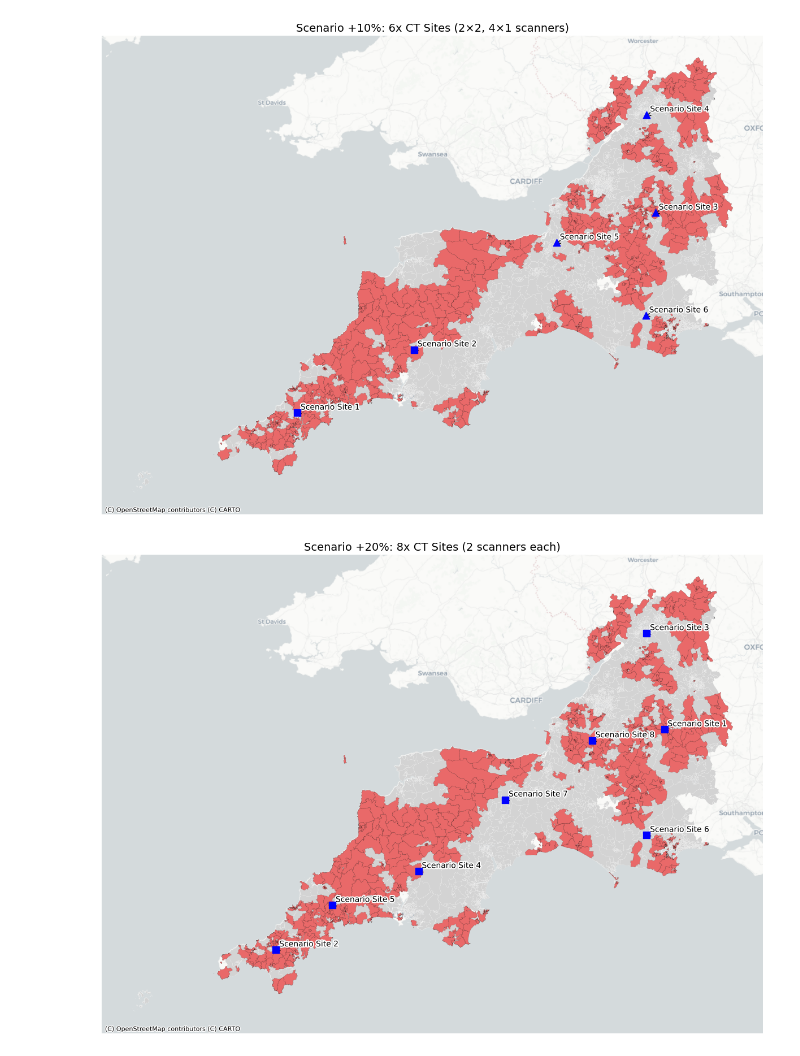
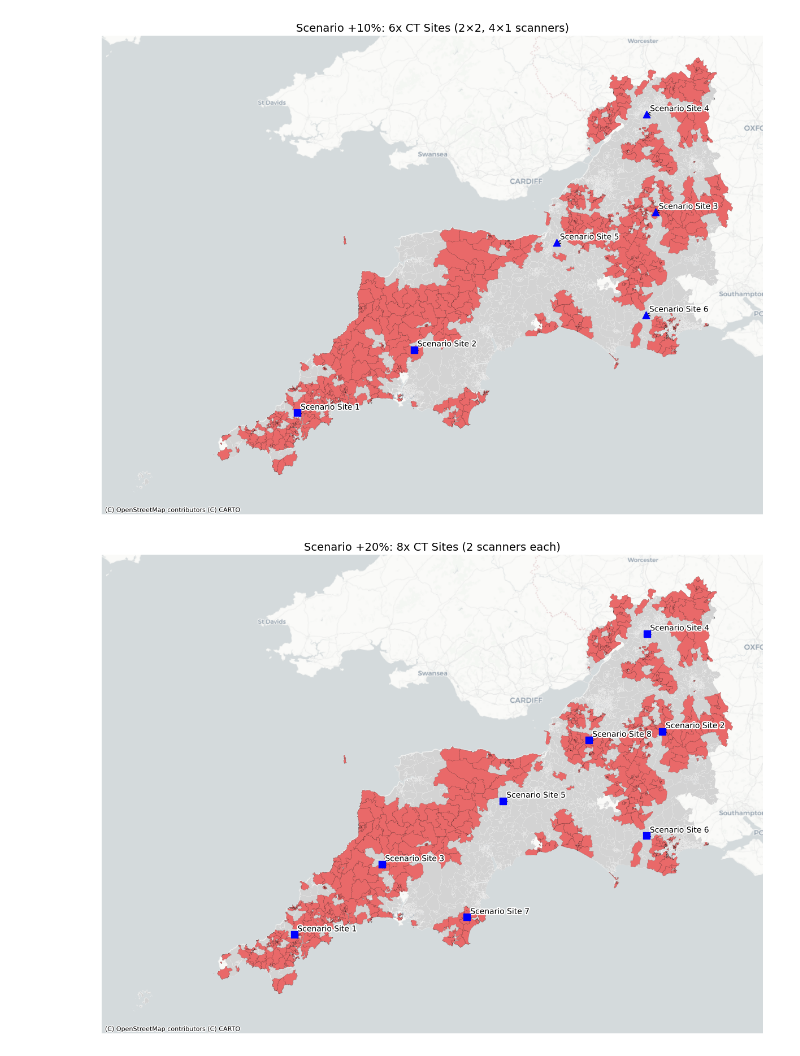
Before and after one commit to RossTylr/diagnostic-modality-demand, a Jupyter notebook: notebooks/05a2_Enhanced_3-Step_Floating_Catchment_Area_Scenario_Modelling.ipynb, the cells around one changed output. Cells and saved outputs as stored; diff of their text form; code cells hidden in the pictures.

```diff
--- a/notebooks/05a2_Enhanced_3-Step_Floating_Catchment_Area_Scenario_Modelling.ipynb
+++ b/notebooks/05a2_Enhanced_3-Step_Floating_Catchment_Area_Scenario_Modelling.ipynb
@@ -330,22 +450,24 @@ def generate_clustered_scenario_sites(gdf_priority, scenario_configs,
 import matplotlib.pyplot as plt
 import matplotlib.patheffects as path_effects
 
-# Ensure centroid, x, y columns exist
-if "x" not in gdf_priority.columns or "y" not in gdf_priority.columns:
-    gdf_priority["centroid"] = gdf_priority.geometry.centroid
-    gdf_priority["x"] = gdf_priority["centroid"].x
-    gdf_priority["y"] = gdf_priority["centroid"].y
+# Reproject priority LSOAs to EPSG:3857 before clustering
+gdf_priority_proj = gdf_priority.to_crs(epsg=3857).copy()
+
+# Ensure centroid, x, y columns exist in projected space
+if "x" not in gdf_priority_proj.columns or "y" not in gdf_priority_proj.columns:
+    gdf_priority_proj["centroid"] = gdf_priority_proj.geometry.centroid
+    gdf_priority_proj["x"] = gdf_priority_proj["centroid"].x
+    gdf_priority_proj["y"] = gdf_priority_proj["centroid"].y
 
 # Define scenario configuration
 config_5 = {"+5%": {"n_clusters": 4, "scanner_allocation": [1, 1, 1, 1]}}
 
-# Generate proposed site locations
-sites_5pct = generate_clustered_scenario_sites(gdf_priority, config_5)["+5%"]
-sites_5pct = sites_5pct.to_crs(epsg=3857)
+# Generate proposed site locations using projected centroids
+sites_5pct = generate_clustered_scenario_sites(gdf_priority_proj, config_5)["+5%"]
 
-# Reproject base and priority LSOAs
+# Reproject base and priority LSOAs to EPSG:3857 for plotting
 gdf_base = gdf_lsoa.to_crs(epsg=3857)
-gdf_priority_plot = gdf_priority.to_crs(epsg=3857)
+gdf_priority_plot = gdf_priority_proj  # already projected
 
 # Plot
 fig, ax = plt.subplots(figsize=(12, 10))
@@ -424,41 +555,50 @@ plt.show()
 import matplotlib.pyplot as plt
 import matplotlib.patheffects as path_effects
 
-# Define scenario config
+# Reproject priority LSOAs to EPSG:3857 before clustering
+gdf_priority_proj = gdf_priority.to_crs(epsg=3857).copy()
+
+# Ensure centroid, x, y columns exist
+if "x" not in gdf_priority_proj.columns or "y" not in gdf_priority_proj.columns:
+    gdf_priority_proj["centroid"] = gdf_priority_proj.geometry.centroid
+    gdf_priority_proj["x"] = gdf_priority_proj["centroid"].x
+    gdf_priority_proj["y"] = gdf_priority_proj["centroid"].y
+
+# Define scenario configuration
 config_20 = {"+20%": {"n_clusters": 8, "scanner_allocation": [2] * 8}}
 
-# Generate clustered site locations
-sites_20pct = generate_clustered_scenario_sites(gdf_priority, config_20)["+20%"]
-sites_20pct = sites_20pct.to_crs(epsg=3857)
+# Generate proposed site locations
+sites_20pct = generate_clustered_scenario_sites(gdf_priority_proj, config_20)["+20%"]
 
-# Reproject LSOAs
+# Reproject base and priority LSOAs to EPSG:3857 for plotting
 gdf_base = gdf_lsoa.to_crs(epsg=3857)
-gdf_priority_plot = gdf_priority.to_crs(epsg=3857)
+gdf_priority_plot = gdf_priority_proj  # already projected
 
 # Plot
 fig, ax = plt.subplots(figsize=(12, 10))
 gdf_base.plot(ax=ax, color="lightgrey", edgecolor="white", linewidth=0.1)
 gdf_priority_plot.plot(ax=ax, color="red", alpha=0.5, edgecolor="black", linewidth=0.2)
 
-# Plot all sites as squares (2 scanners)
+# Plot all scenario sites (2 scanners each) as squares
 for _, row in sites_20pct.iterrows():
     ax.scatter(row.geometry.x, row.geometry.y, marker="s", s=80, color="blue", zorder=5)
     ax.annotate(
         row["Site Name"],
         xy=(row.geometry.x, row.geometry.y),
         xytext=(row.geometry.x + 3000, row.geometry.y + 3000),
         arrowprops=dict(arrowstyle="->", color="black", lw=1),
         fontsize=10,
         path_effects=[path_effects.withStroke(linewidth=3, foreground="white")]
     )
 
+# Add basemap and final plot formatting
 ctx.add_basemap(ax, crs=sites_20pct.crs, source=ctx.providers.CartoDB.Positron)
 ax.set_title("Scenario +20%: 8x CT Sites (2 scanners each)", fontsize=14)
 ax.axis("off")
 plt.tight_layout()
 plt.show()
 # %% [output]
-[figure, old version]
+[figure, new version]
 # %%
 # ----------------------------------------------------------
 # Step 4 – Print Ranked Summary of Proposed Sites per Scenario
```
Also changed, not shown: parts of 12 cells of this notebook, 6 other files.
